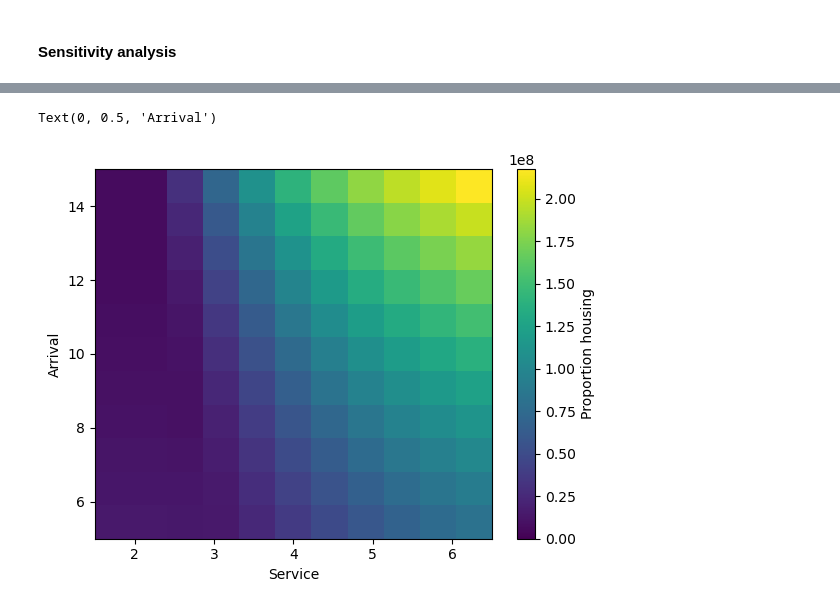
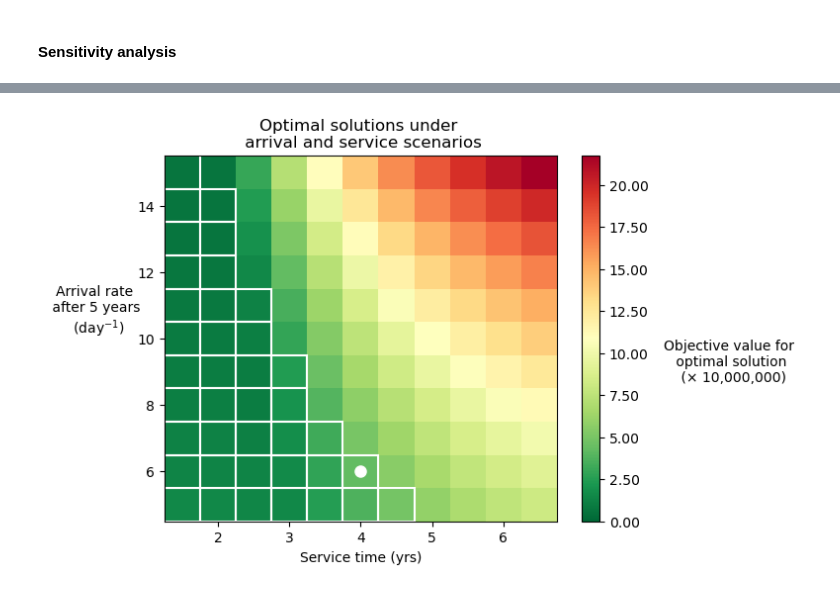
Before and after one commit to grahamburgess3/tvcp, a Jupyter notebook: NumericalResults.ipynb, the cells around one changed output, grey strips where cells are left out. Drawn from its saved outputs; the diff is of its cells as text; code cells hidden in the pictures.

Commit message:
sensitivity grid

```diff
--- a/NumericalResults.ipynb
+++ b/NumericalResults.ipynb
@@ -362,6 +364,7 @@ arrival = np.linspace(5, 15, 11)
 service = np.linspace(1.5, 6.5, 11)
 results_prop_housing = np.zeros((len(arrival), len(service)))
 results_optimal_sol = np.zeros((len(arrival), len(service)))
+results_stability = np.zeros((len(arrival), len(service)))
 results_optimal_diff = np.zeros((len(arrival), len(service)))
 
 # central scenario
@@ -393,6 +396,7 @@ for i, arr in enumerate(arrival):
 
         results_prop_housing[i,j] = houses_built/(houses_built+shelters_built)
         results_optimal_sol[i,j] = problem.instance.OBJ()
+        results_stability[i,j] = (problem.h_opt[-1]/svc > arr*365)
         results_optimal_diff[i,j] = objective_ctrl_sol - problem.instance.OBJ()
     print('done ' + str(i))
 # %% [output]
@@ -416,12 +414,59 @@ done 10,10
 # %%
-# Plot
 fig, ax = plt.subplots()
-c = ax.imshow(results_optimal_sol, origin='lower',
-              extent=[service[0], service[-1], arrival[0], arrival[-1]],
-              aspect='auto', vmin=0)
-fig.colorbar(c, ax=ax, label='Proportion housing')
-ax.set_xlabel('Service')
-ax.set_ylabel('Arrival')
+
+# If service and arrival are centers, compute edges
+service_edges = np.concatenate((
+    [service[0] - (service[1] - service[0]) / 2],
+    service[:-1] + np.diff(service) / 2,
+    [service[-1] + (service[-1] - service[-2]) / 2]
+))
+
+arrival_edges = np.concatenate((
+    [arrival[0] - (arrival[1] - arrival[0]) / 2],
+    arrival[:-1] + np.diff(arrival) / 2,
+    [arrival[-1] + (arrival[-1] - arrival[-2]) / 2]
+))
+
+# Plot with pcolormesh
+c = ax.pcolormesh(service_edges, arrival_edges, results_optimal_sol,
+                  shading='auto', vmin=0, cmap = 'RdYlGn_r')
+
+# Axes
+ax.set_xlabel('Service time (yrs)')
+ax.set_ylabel('Arrival rate \n after 5 years \n (day$^{-1}$)', rotation=0, labelpad=30)
+
+# color bar
+cb = fig.colorbar(c, ax=ax, label='Proportion housing')
+
+# Remove scientific notation and add custom scale text
+scale_factor = 1e7
+cb.ax.yaxis.set_major_formatter(ticker.FuncFormatter(lambda val, pos: f'{val/scale_factor:.2f}'))
+cb.set_label(f'Objective value for \n optimal solution \n (× {scale_factor:,.0f})', rotation=0, labelpad=60)
+cb.ax.yaxis.set_label_position('right')  # Position label near ticks
+cb.ax.yaxis.set_ticks_position('right')  # Keep ticks on left if desired
+
+# White dot for the scenario we analysed in previous sections.
+ax.plot(4.0, 6.0, marker='o', color='white', markersize=8)
+
+# Overlay white boxes
+for i in range(results_stability.shape[0]):      # loop over arrival index
+    for j in range(results_stability.shape[1]):  # loop over service index
+        if results_stability[i, j]:
+            rect = patches.Rectangle(
+                (service_edges[j], arrival_edges[i]),  # bottom-left corner
+                service_edges[j+1] - service_edges[j], # width
+                arrival_edges[i+1] - arrival_edges[i], # height
+                linewidth=1.5,
+                edgecolor='white',
+                facecolor='none'
+            )
+            ax.add_patch(rect)
+
+# Title
+ax.set_title('Optimal solutions under \n arrival and service scenarios')
+
+plt.savefig('sensitivity_grid.pdf', dpi=300, bbox_inches='tight')
+
+plt.show()
 # %% [output]
-Text(0, 0.5, 'Arrival')
-[figure, old version]
+[figure, new version]
```
Also changed, not shown: parts of 6 cells of this notebook, 1 other file.
